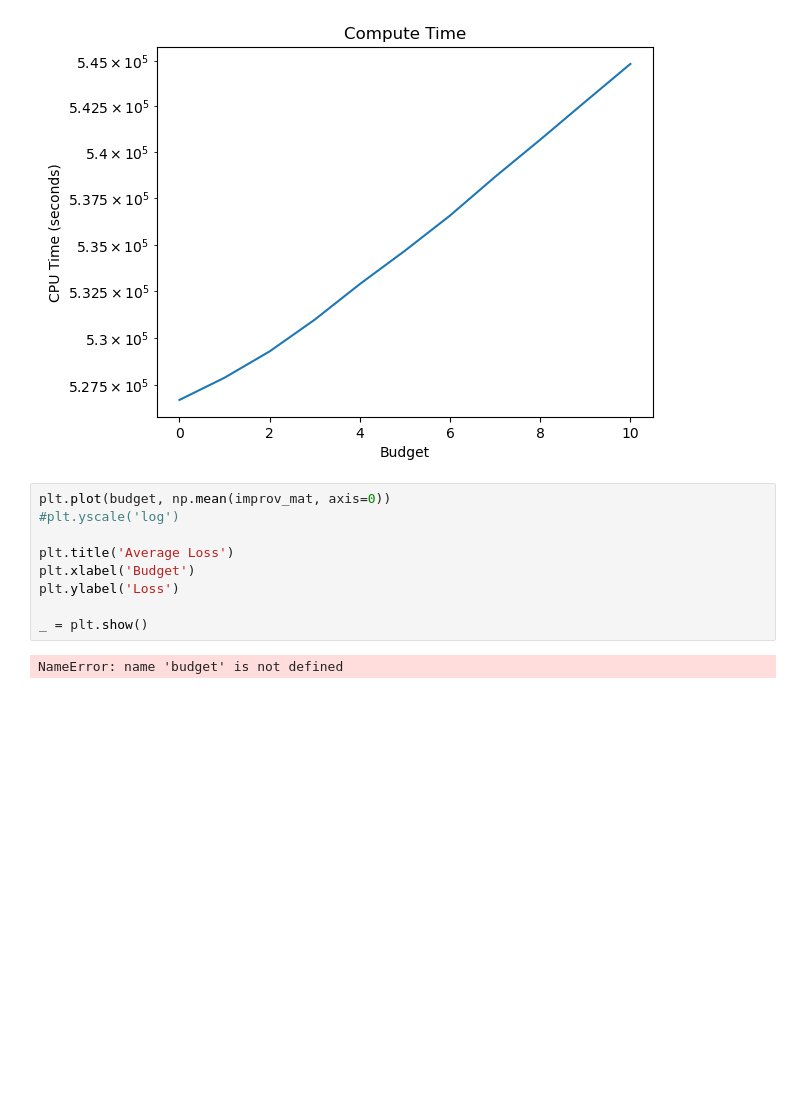
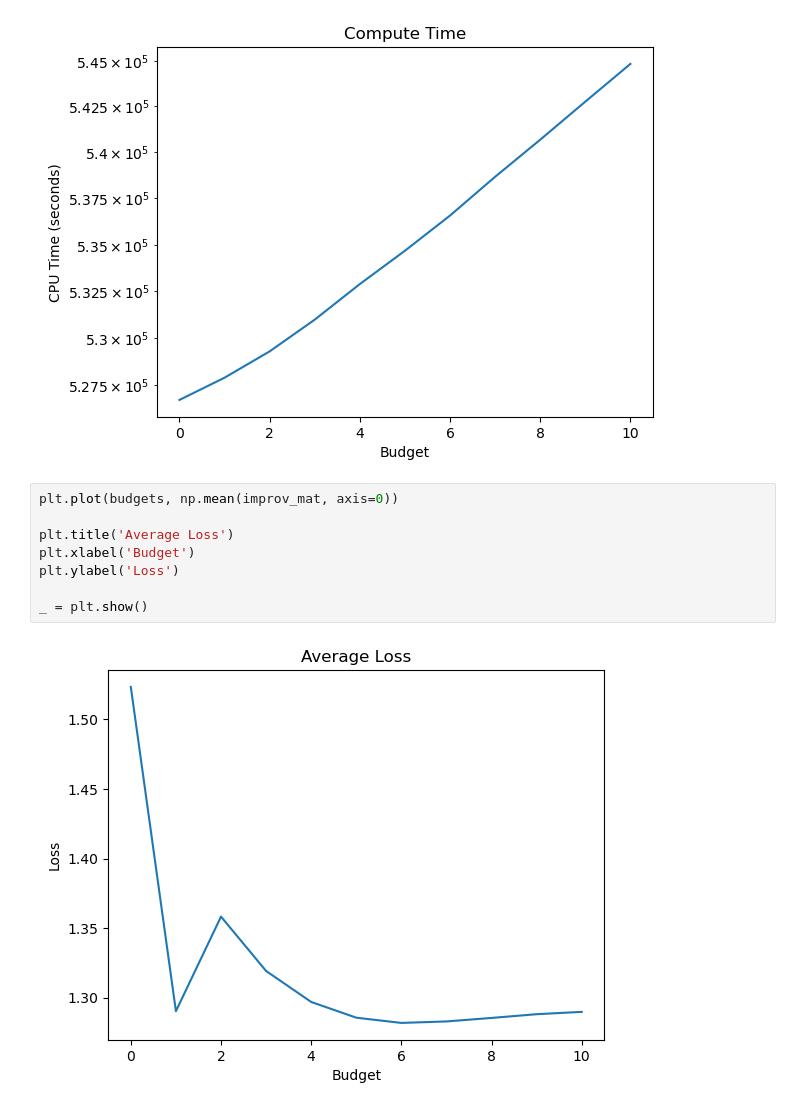
Before and after one commit to tgfive/Inverse_Classification, a Jupyter notebook: exporter.ipynb, the cells around one changed output. Drawn from its saved outputs; the diff is of its cells as text; blank space fills up the shorter version.

```diff
--- a/exporter.ipynb
+++ b/exporter.ipynb
@@ -116,14 +116,13 @@ plt.ylabel('CPU Time (seconds)')
 _ = plt.show()
 # %% [output]
 [figure]
-# %%
-plt.plot(budget, np.mean(improv_mat, axis=0))
-#plt.yscale('log')
-
-plt.title('Average Loss')
-plt.xlabel('Budget')
-plt.ylabel('Loss')
-
-_ = plt.show()
-# %% [output]
-NameError: name 'budget' is not defined
+# %%
+plt.plot(budgets, np.mean(improv_mat, axis=0))
+
+plt.title('Average Loss')
+plt.xlabel('Budget')
+plt.ylabel('Loss')
+
+_ = plt.show()
+# %% [output]
+[figure, added]
```
Also changed, not shown: parts of 4 cells of this notebook.
